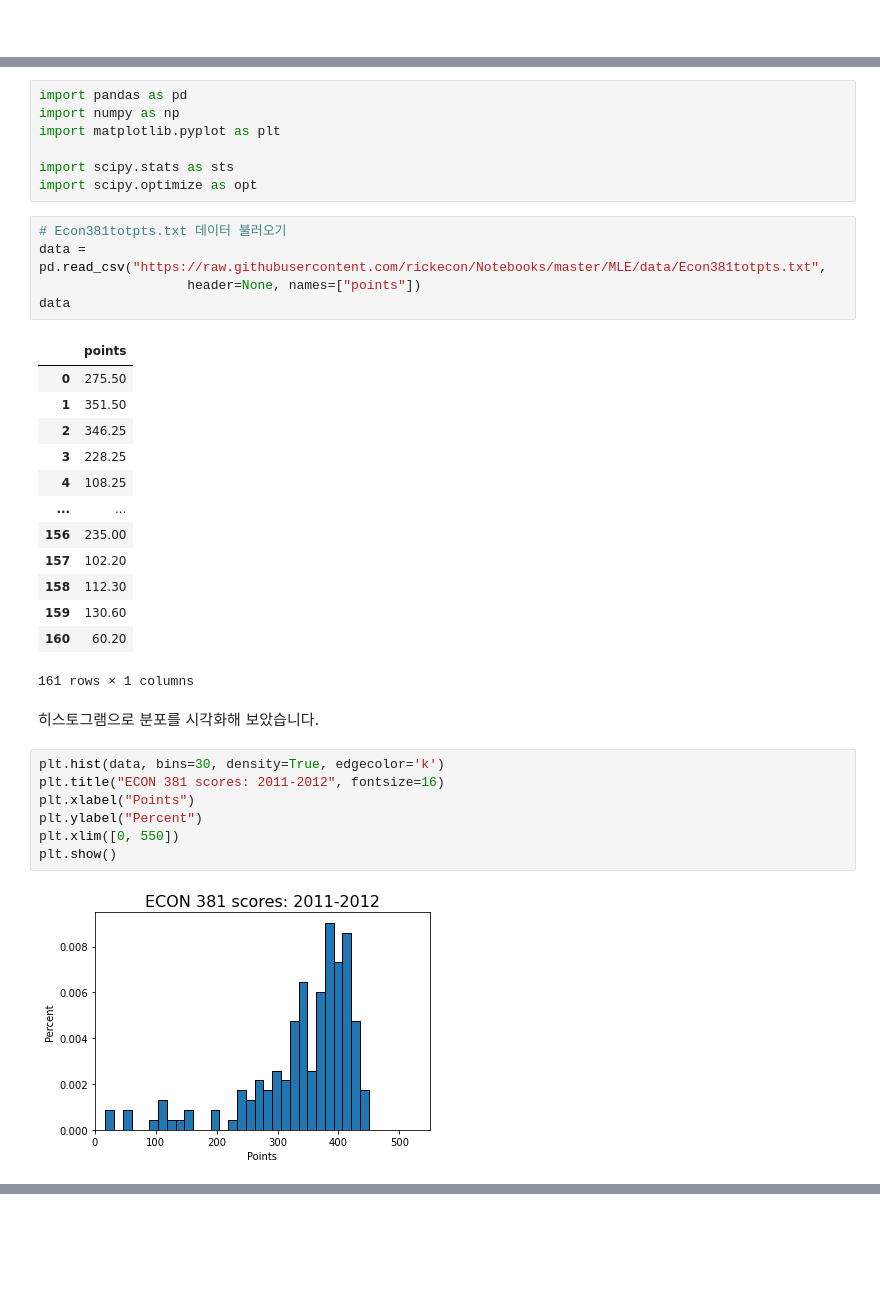
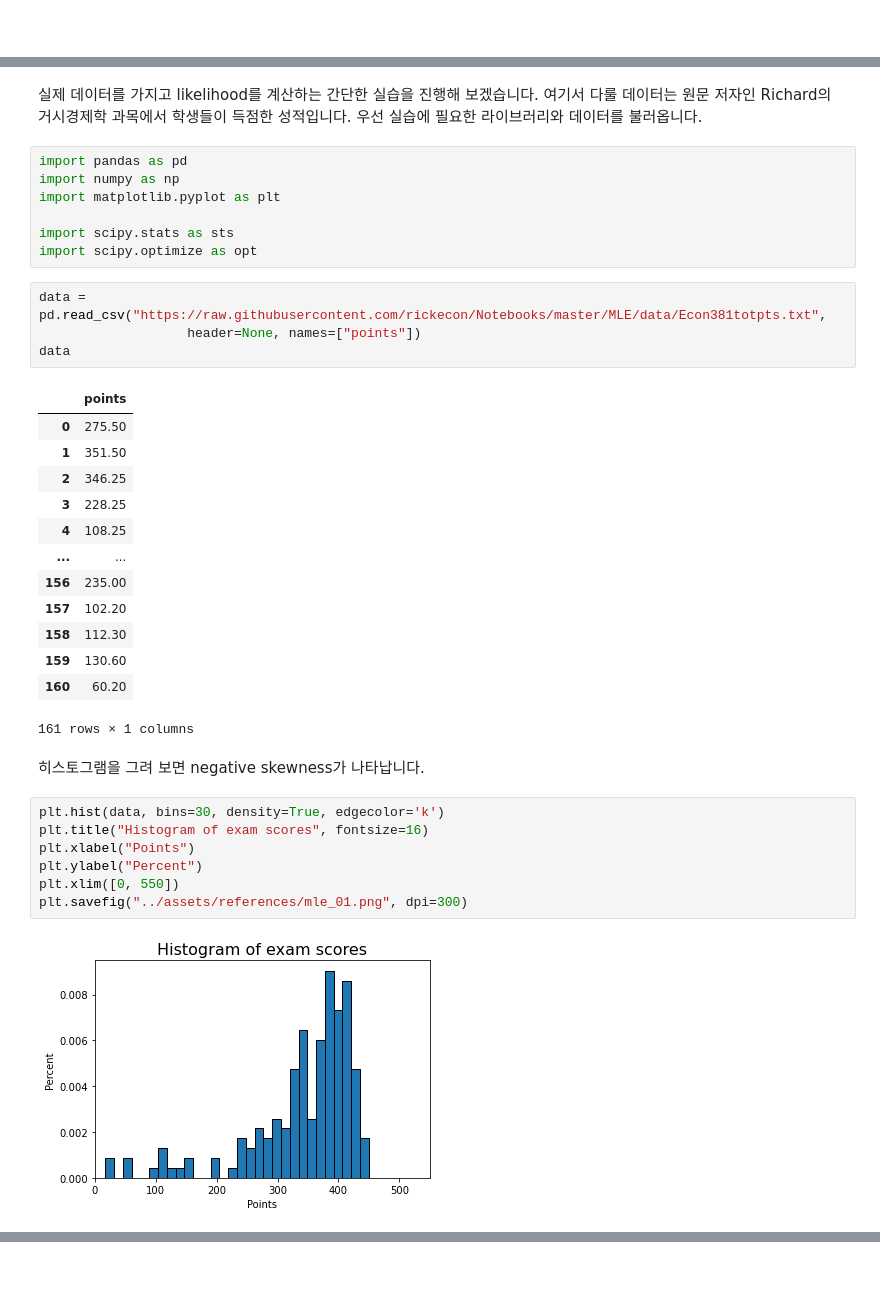
Before and after one commit to eurobae/eurobae.github.io, a Jupyter notebook: _references/01-MLE.ipynb, the cells around one changed output, grey strips where cells are left out. Cells and saved outputs as stored; diff of their text form; blank space fills up the shorter version.

```diff
--- a/_references/01-MLE.ipynb
+++ b/_references/01-MLE.ipynb
@@ -72,3 +84,5 @@ $$\begin{equation}
+# %% [markdown]
+실제 데이터를 가지고 likelihood를 계산하는 간단한 실습을 진행해 보겠습니다. 여기서 다룰 데이터는 원문 저자인 Richard의 거시경제학 과목에서 학생들이 득점한 성적입니다. 우선 실습에 필요한 라이브러리와 데이터를 불러옵니다.
 # %%
 import pandas as pd
 import numpy as np
@@ -77,7 +91,6 @@ import matplotlib.pyplot as plt
 import scipy.stats as sts
 import scipy.optimize as opt
 # %%
-# Econ381totpts.txt 데이터 불러오기
 data = pd.read_csv("https://raw.githubusercontent.com/rickecon/Notebooks/master/MLE/data/Econ381totpts.txt",
                    header=None, names=["points"])
 data
@@ -95,14 +108,14 @@ data
 | 159 | 130.60 |
 | 160 | 60.20 |
 161 rows × 1 columns
-# %% [markdown]
-히스토그램으로 분포를 시각화해 보았습니다.
+# %% [markdown]
+히스토그램을 그려 보면 negative skewness가 나타납니다.
 # %%
 plt.hist(data, bins=30, density=True, edgecolor='k')
-plt.title("ECON 381 scores: 2011-2012", fontsize=16)
+plt.title("Histogram of exam scores", fontsize=16)
 plt.xlabel("Points")
 plt.ylabel("Percent")
 plt.xlim([0, 550])
-plt.show()
+plt.savefig("../assets/references/mle_01.png", dpi=300)
 # %% [output]
-[figure, old version]
+[figure, new version]
```
Also changed, not shown: parts of 16 cells of this notebook, 3 other files.
